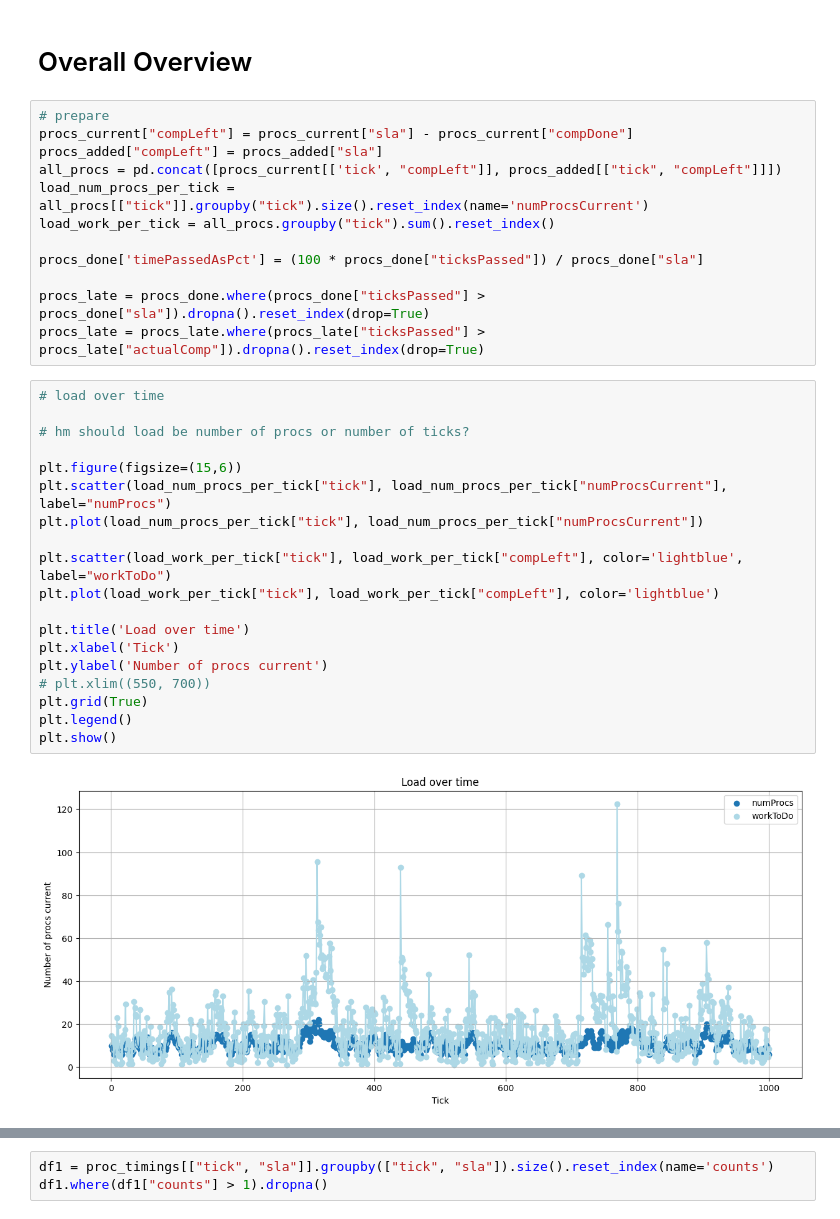
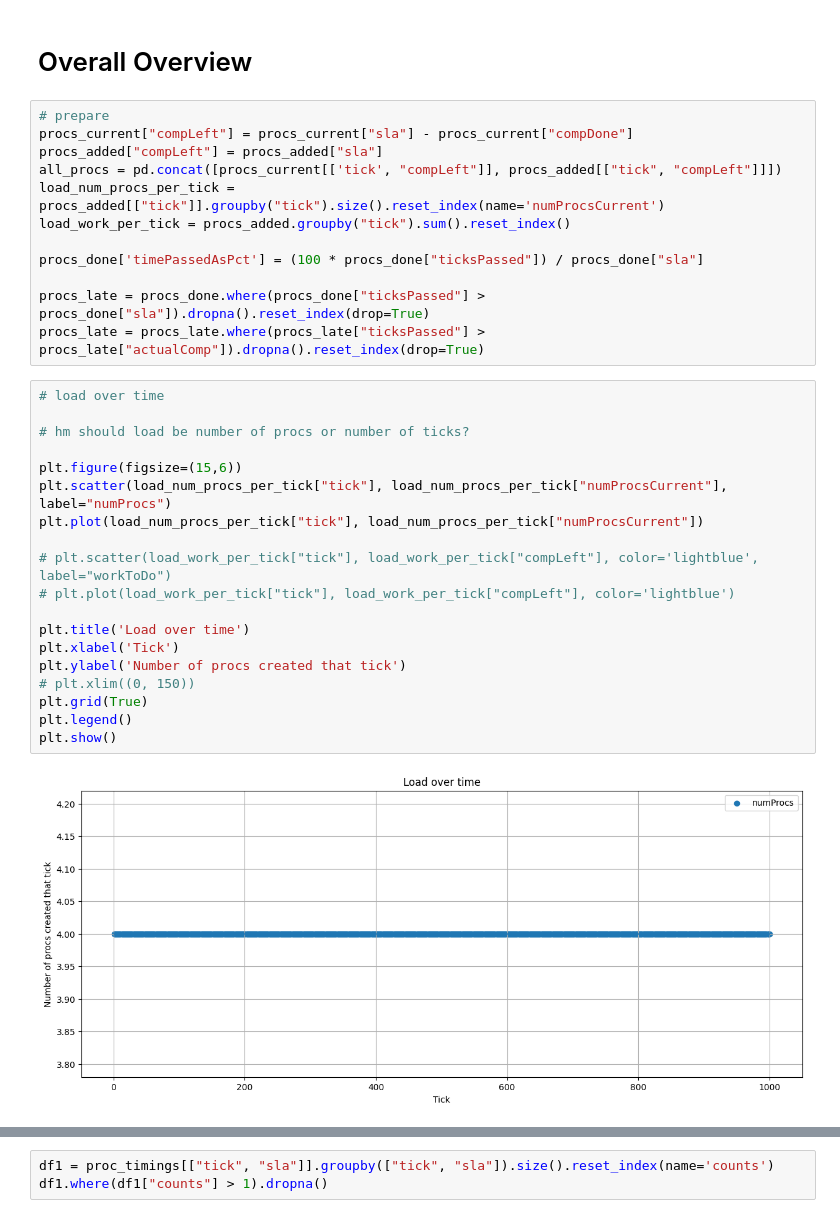
Before and after one commit to hannahmanuela/scheduler-simulator, a Jupyter notebook: results/analyze_output.ipynb, the cells around one changed output, grey strips where cells are left out. Drawn from its saved outputs; the diff is of its cells as text.

```diff
--- a/results/analyze_output.ipynb
+++ b/results/analyze_output.ipynb
@@ -26,8 +26,8 @@ procs_killed = pd.read_csv("procs_killed.txt", index_col=None, names=["tick", "m
 procs_current["compLeft"] = procs_current["sla"] - procs_current["compDone"]
 procs_added["compLeft"] = procs_added["sla"]
 all_procs = pd.concat([procs_current[['tick', "compLeft"]], procs_added[["tick", "compLeft"]]])
-load_num_procs_per_tick = all_procs[["tick"]].groupby("tick").size().reset_index(name='numProcsCurrent')
-load_work_per_tick = all_procs.groupby("tick").sum().reset_index()
+load_num_procs_per_tick = procs_added[["tick"]].groupby("tick").size().reset_index(name='numProcsCurrent')
+load_work_per_tick = procs_added.groupby("tick").sum().reset_index()
 
 procs_done['timePassedAsPct'] = (100 * procs_done["ticksPassed"]) / procs_done["sla"]
 
@@ -36,24 +36,24 @@ procs_late = procs_late.where(procs_late["ticksPassed"] > procs_late["actualComp
 # %%
 # load over time
 
 # hm should load be number of procs or number of ticks?
 
 plt.figure(figsize=(15,6))
 plt.scatter(load_num_procs_per_tick["tick"], load_num_procs_per_tick["numProcsCurrent"], label="numProcs")
 plt.plot(load_num_procs_per_tick["tick"], load_num_procs_per_tick["numProcsCurrent"])
 
-plt.scatter(load_work_per_tick["tick"], load_work_per_tick["compLeft"], color='lightblue', label="workToDo")
-plt.plot(load_work_per_tick["tick"], load_work_per_tick["compLeft"], color='lightblue')
+# plt.scatter(load_work_per_tick["tick"], load_work_per_tick["compLeft"], color='lightblue', label="workToDo")
+# plt.plot(load_work_per_tick["tick"], load_work_per_tick["compLeft"], color='lightblue')
 
 plt.title('Load over time')
 plt.xlabel('Tick')
-plt.ylabel('Number of procs current')
-# plt.xlim((550, 700))
+plt.ylabel('Number of procs created that tick')
+# plt.xlim((0, 150))
 plt.grid(True)
 plt.legend()
 plt.show()
 # %% [output]
-[figure, old version]
+[figure, new version]
 # %%
 # load per machine over time -- this looks at ticks of work, not just proc number
 
```
Also changed, not shown: parts of 4 cells of this notebook, 8 other files.
